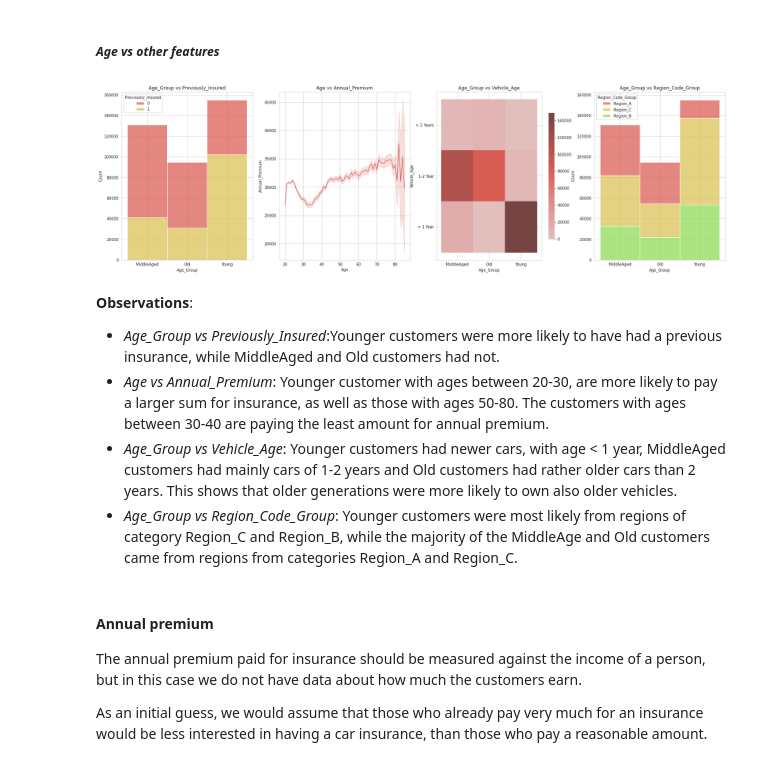
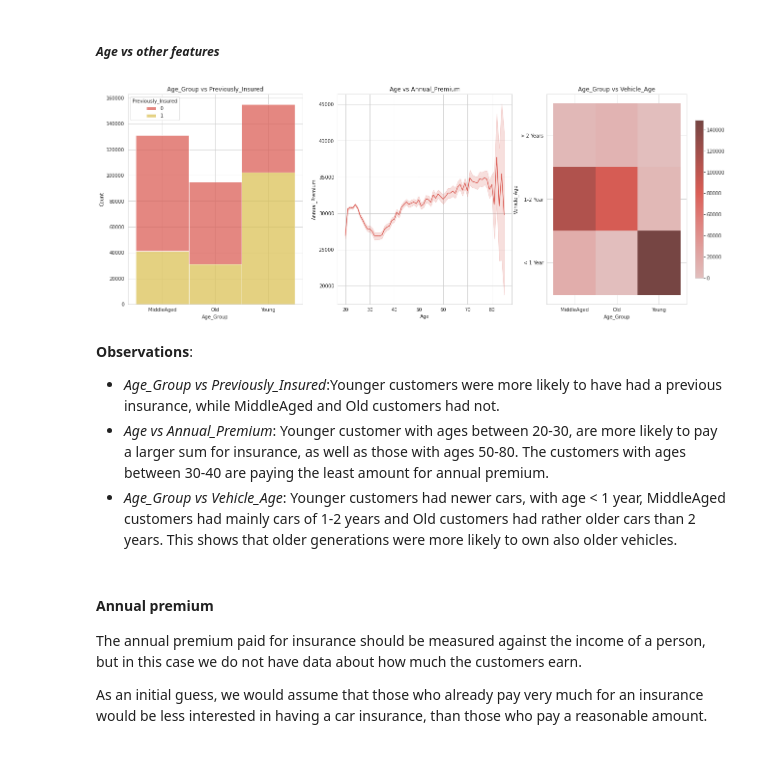
Before and after one commit to keresztesbeata/Intelligent-Systems-Lab, a Jupyter notebook: Health-Insurance-Cross-Sell-Prediction/Car_insurance.ipynb, the cells around one changed output. Saved outputs shown, nothing was run; the diff lists cells and outputs as text; code cells hidden in the pictures.

```diff
--- a/Health-Insurance-Cross-Sell-Prediction/Car_insurance.ipynb
+++ b/Health-Insurance-Cross-Sell-Prediction/Car_insurance.ipynb
@@ -606,31 +608,25 @@ This tells us, that age indeed, represents an important factor in determining wh
 # %% [markdown]
 ##### _Age vs other features_
 # %%
-fig, (ax1,ax2,ax3,ax4) = plt.subplots(1, 4, figsize=(28,8))
+fig, (ax1,ax2,ax3) = plt.subplots(1, 3, figsize=(22,8))
 
 sns.histplot(binwidth=0.5, x="Age_Group", hue="Previously_Insured", stat="count", multiple="stack", data=train,ax=ax1)
 ax1.set_title("Age_Group vs Previously_Insured")
 
 sns.lineplot(x="Age",y="Annual_Premium",data=train, ax = ax2)
 ax2.set_title("Age vs Annual_Premium")
 
 sns.histplot(x="Age_Group",y="Vehicle_Age",data=train,  cbar=True, cbar_kws=dict(shrink=.75), ax = ax3)
 ax3.set_title("Age_Group vs Vehicle_Age")
 
-sns.histplot(binwidth=0.5, x="Age_Group",
-                 hue="Region_Code_Group", data=train,
-                 stat="count", multiple="stack",ax=ax4)
-ax4.set_title("Age_Group vs Region_Code_Group")
-
 plt.show()
 # %% [output]
-[figure, old version]
+[figure, new version]
 # %% [markdown]
 **Observations**:
 * *Age_Group vs Previously_Insured*:Younger customers were more likely to have had a previous insurance, while MiddleAged and Old customers had not.
 * *Age vs Annual_Premium*: Younger customer with ages between 20-30, are more likely to pay a larger sum for insurance, as well as those with ages 50-80. The customers with ages between 30-40 are paying the least amount for annual premium.
 * *Age_Group vs Vehicle_Age*:  Younger customers had newer cars, with age < 1 year, MiddleAged customers had mainly cars of 1-2 years and Old customers had rather older cars than 2 years. This shows that older generations were more likely to own also older vehicles.
-* *Age_Group vs Region_Code_Group*: Younger customers were most likely from regions of category Region_C and Region_B, while the majority of the MiddleAge and Old customers came from regions from categories Region_A and Region_C.
 # %% [markdown]
 #### **Annual premium**
 
```
Also changed, not shown: parts of 55 cells of this notebook, 2 other files.
